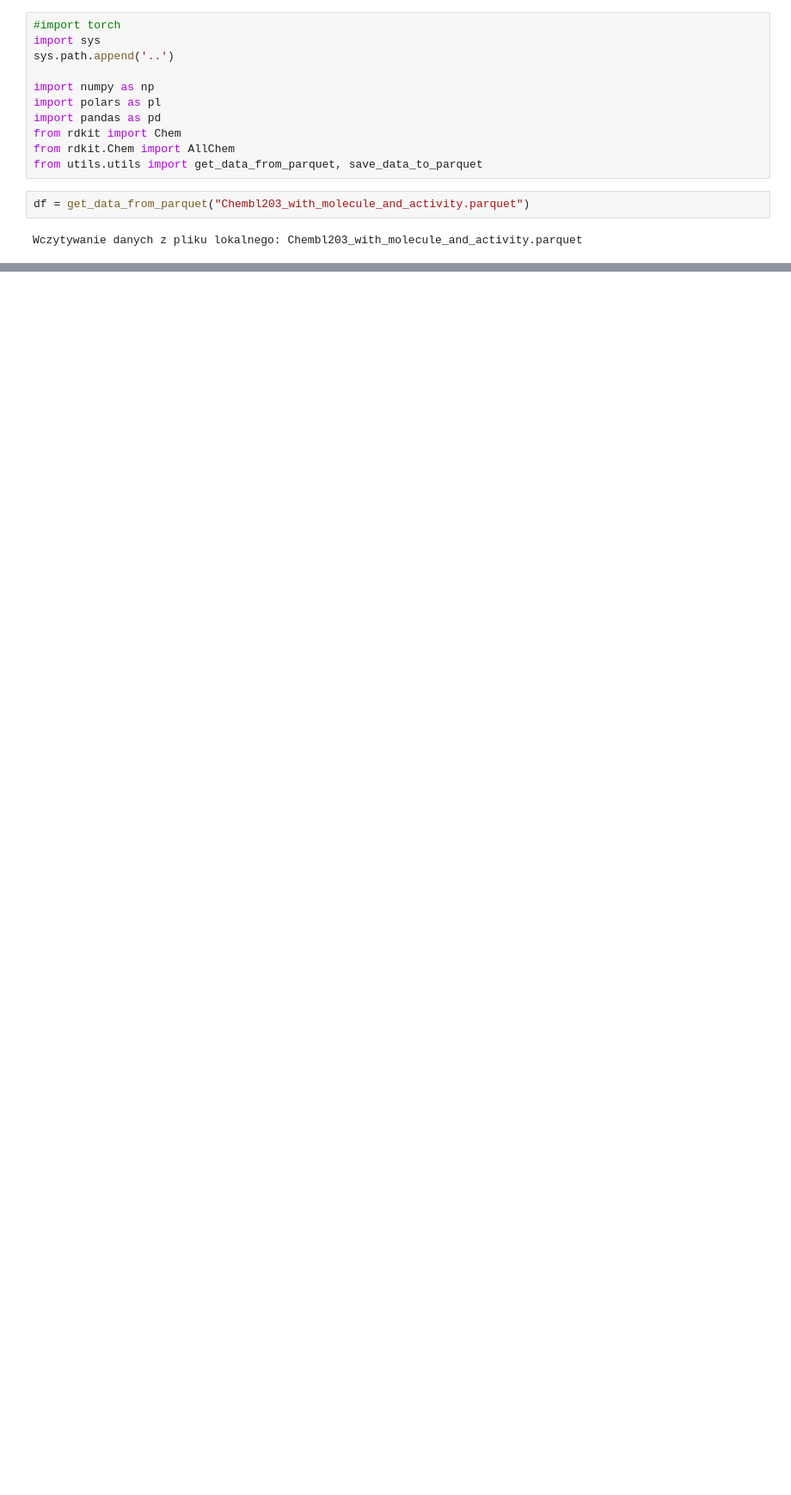
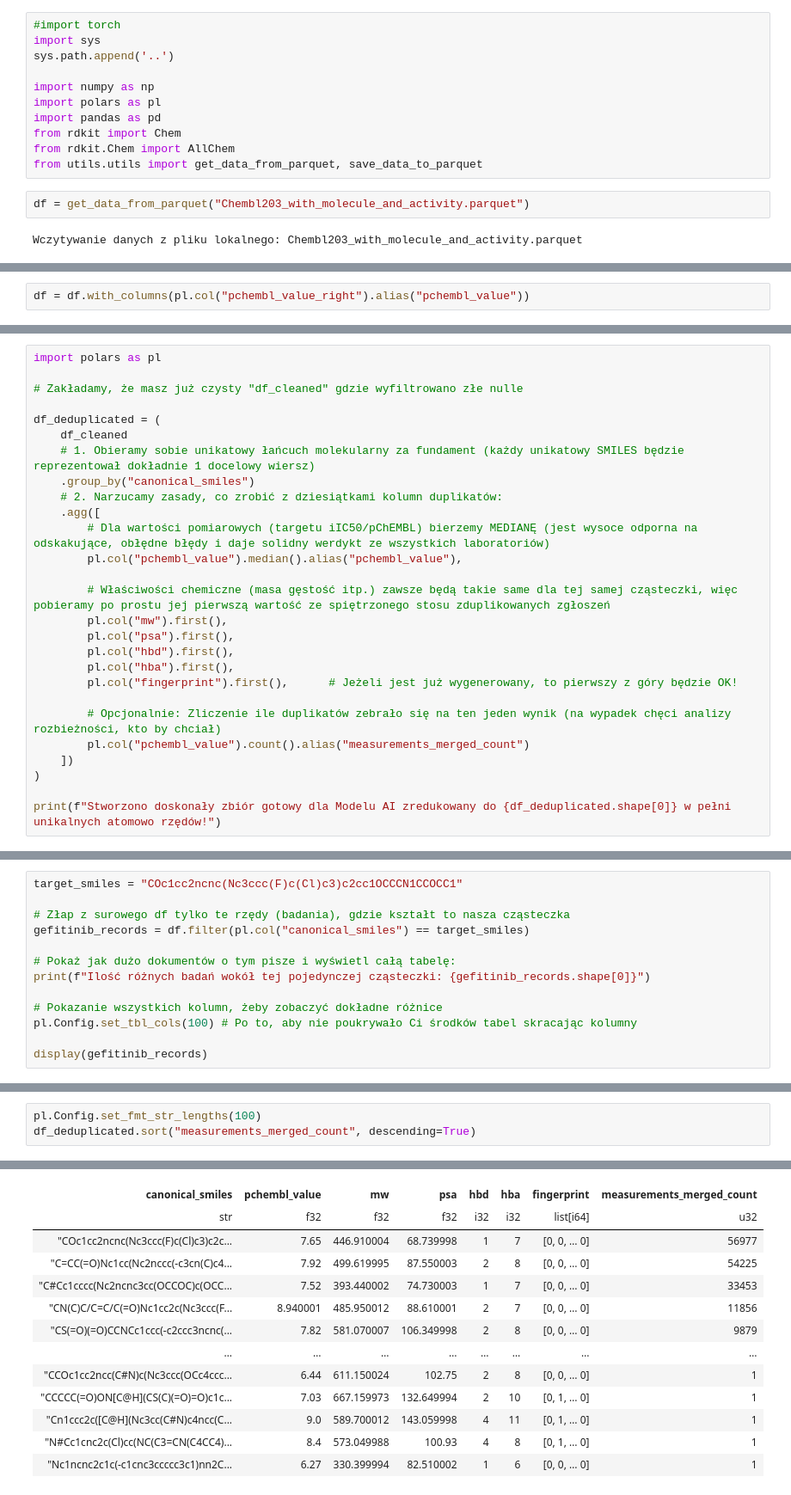
Before and after one commit to MichalWilk45/Chembl, a Jupyter notebook: dataCleaning.ipynb, the cells around one changed output, grey strips where cells are left out. Shown at 86% size. Saved outputs shown, nothing was run; the diff lists cells and outputs as text; blank space fills up the shorter version.

```diff
--- a/dataCleaning.ipynb
+++ b/dataCleaning.ipynb
@@ -41,0 +42,2 @@ shape: (5, 57)
+# %%
+df = df.with_columns(pl.col("pchembl_value_right").alias("pchembl_value"))
@@ -41,0 +102,27 @@ shape: (5, 57)
+# %%
+import polars as pl
+
+# Zakładamy, że masz już czysty "df_cleaned" gdzie wyfiltrowano złe nulle
+
+df_deduplicated = (
+    df_cleaned
+    # 1. Obieramy sobie unikatowy łańcuch molekularny za fundament (każdy unikatowy SMILES będzie reprezentował dokładnie 1 docelowy wiersz)
+    .group_by("canonical_smiles")
+    # 2. Narzucamy zasady, co zrobić z dziesiątkami kolumn duplikatów:
+    .agg([
+        # Dla wartości pomiarowych (targetu iIC50/pChEMBL) bierzemy MEDIANĘ (jest wysoce odporna na odskakujące, obłędne błędy i daje solidny werdykt ze wszystkich laboratoriów)
+        pl.col("pchembl_value").median().alias("pchembl_value"),
+
+        # Właściwości chemiczne (masa gęstość itp.) zawsze będą takie same dla tej samej cząsteczki, więc pobieramy po prostu jej pierwszą wartość ze spiętrzonego stosu zduplikowanych zgłoszeń
+        pl.col("mw").first(),
+        pl.col("psa").first(),
+        pl.col("hbd").first(),
+        pl.col("hba").first(),
+        pl.col("fingerprint").first(),      # Jeżeli jest już wygenerowany, to pierwszy z góry będzie OK!
+
+        # Opcjonalnie: Zliczenie ile duplikatów zebrało się na ten jeden wynik (na wypadek chęci analizy rozbieżności, kto by chciał)
+        pl.col("pchembl_value").count().alias("measurements_merged_count")
+    ])
+)
+
+print(f"Stworzono doskonały zbiór gotowy dla Modelu AI zredukowany do {df_deduplicated.shape[0]} w pełni unikalnych atomowo rzędów!")
@@ -41,0 +131,13 @@ shape: (5, 57)
+# %%
+target_smiles = "COc1cc2ncnc(Nc3ccc(F)c(Cl)c3)c2cc1OCCCN1CCOCC1"
+
+# Złap z surowego df tylko te rzędy (badania), gdzie kształt to nasza cząsteczka
+gefitinib_records = df.filter(pl.col("canonical_smiles") == target_smiles)
+
+# Pokaż jak dużo dokumentów o tym pisze i wyświetl całą tabelę:
+print(f"Ilość różnych badań wokół tej pojedynczej cząsteczki: {gefitinib_records.shape[0]}")
+
+# Pokazanie wszystkich kolumn, żeby zobaczyć dokładne różnice
+pl.Config.set_tbl_cols(100) # Po to, aby nie poukrywało Ci środków tabel skracając kolumny
+
+display(gefitinib_records)
@@ -41,0 +160,4 @@ shape: (5, 57)
+# %%
+pl.Config.set_fmt_str_lengths(100)
+df_deduplicated.sort("measurements_merged_count", descending=True)
+# %% [output]
@@ -41,0 +165,13 @@ shape: (5, 57)
+| canonical_smiles | pchembl_value | mw | psa | hbd | hba | fingerprint | measurements_merged_count |
+| str | f32 | f32 | f32 | i32 | i32 | list[i64] | u32 |
+| "COc1cc2ncnc(Nc3ccc(F)c(Cl)c3)c2c... | 7.65 | 446.910004 | 68.739998 | 1 | 7 | [0, 0, … 0] | 56977 |
+| "C=CC(=O)Nc1cc(Nc2nccc(-c3cn(C)c4... | 7.92 | 499.619995 | 87.550003 | 2 | 8 | [0, 0, … 0] | 54225 |
+| "C#Cc1cccc(Nc2ncnc3cc(OCCOC)c(OCC... | 7.52 | 393.440002 | 74.730003 | 1 | 7 | [0, 0, … 0] | 33453 |
+| "CN(C)C/C=C/C(=O)Nc1cc2c(Nc3ccc(F... | 8.940001 | 485.950012 | 88.610001 | 2 | 7 | [0, 0, … 0] | 11856 |
+| "CS(=O)(=O)CCNCc1ccc(-c2ccc3ncnc(... | 7.82 | 581.070007 | 106.349998 | 2 | 8 | [0, 0, … 0] | 9879 |
+| … | … | … | … | … | … | … | … |
+| "CCOc1cc2ncc(C#N)c(Nc3ccc(OCc4ccc... | 6.44 | 611.150024 | 102.75 | 2 | 8 | [0, 0, … 0] | 1 |
+| "CCCCC(=O)ON[C@H](CS(C)(=O)=O)c1c... | 7.03 | 667.159973 | 132.649994 | 2 | 10 | [0, 1, … 0] | 1 |
+| "Cn1ccc2c([C@H](Nc3cc(C#N)c4ncc(C... | 9.0 | 589.700012 | 143.059998 | 4 | 11 | [0, 1, … 0] | 1 |
+| "N#Cc1cnc2c(Cl)cc(NC(C3=CN(C4CC4)... | 8.4 | 573.049988 | 100.93 | 4 | 8 | [0, 1, … 0] | 1 |
+| "Nc1ncnc2c1c(-c1cnc3ccccc3c1)nn2C... | 6.27 | 330.399994 | 82.510002 | 1 | 6 | [0, 0, … 0] | 1 |
```
Also changed, not shown: parts of 9 cells of this notebook, 2 other files.
